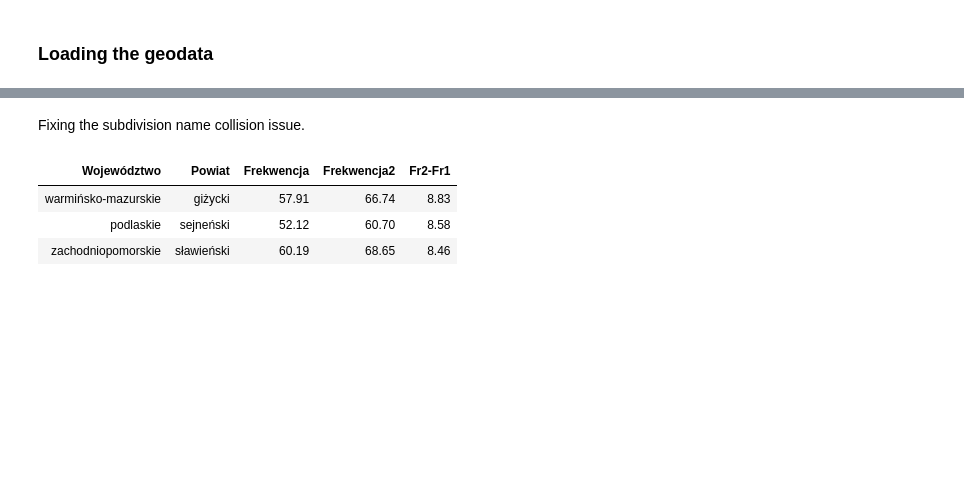
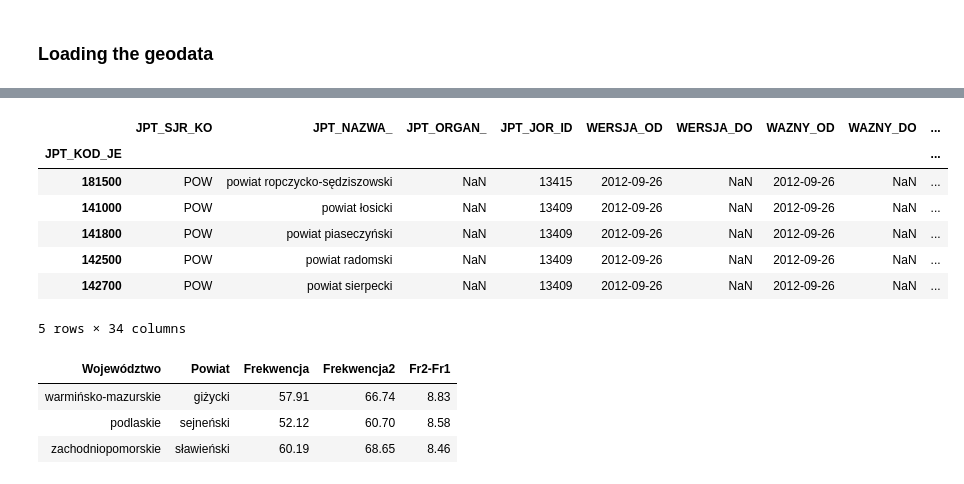
Before and after one commit to kurkowskiad/Data-visualisation, a Jupyter notebook: Presidential Elections Poland 2020/notebooks/turnout difference.ipynb, the cells around one changed output, grey strips where cells are left out. Drawn from its saved outputs; the diff is of its cells as text; code cells hidden in the pictures; blank space fills up the shorter version.

```diff
--- a/Presidential Elections Poland 2020/notebooks/turnout difference.ipynb
+++ b/Presidential Elections Poland 2020/notebooks/turnout difference.ipynb
@@ -62,5 +81,14 @@ Stripping the column in the geo dataframe.
 # %%
-powiat_df["JPT_NAZWA_"] = powiat_df["JPT_NAZWA_"].map(lambda x: x.lstrip('powiat').strip())
-powiat_df["JPT_NAZWA_"] = powiat_df["JPT_NAZWA_"].astype(str)
+powiat_df["JPT_KOD_JE"] = (powiat_df["JPT_KOD_JE"] + "00").astype(int)
+powiat_df.loc[powiat_df.JPT_NAZWA_ == "powiat Warszawa", "JPT_KOD_JE"] = 146501
+merged_df = powiat_df.set_index("JPT_KOD_JE").join(df1.set_index("Kod TERYT"))
+merged_df.head()
+# %% [output]
+|  | JPT_SJR_KO | JPT_NAZWA_ | JPT_ORGAN_ | JPT_JOR_ID | WERSJA_OD | WERSJA_DO | WAZNY_OD | WAZNY_DO | ... |
+| JPT_KOD_JE |  |  |  |  |  |  |  |  | ... |
+| 181500 | POW | powiat ropczycko-sędziszowski | NaN | 13415 | 2012-09-26 | NaN | 2012-09-26 | NaN | ... |
+| 141000 | POW | powiat łosicki | NaN | 13409 | 2012-09-26 | NaN | 2012-09-26 | NaN | ... |
+| 141800 | POW | powiat piaseczyński | NaN | 13409 | 2012-09-26 | NaN | 2012-09-26 | NaN | ... |
+| 142500 | POW | powiat radomski | NaN | 13409 | 2012-09-26 | NaN | 2012-09-26 | NaN | ... |
+| 142700 | POW | powiat sierpecki | NaN | 13409 | 2012-09-26 | NaN | 2012-09-26 | NaN | ... |
+5 rows × 34 columns
-# %% [markdown]
-Fixing the subdivision name collision issue.
```
Also changed, not shown: parts of 12 cells of this notebook, 17 other files.
